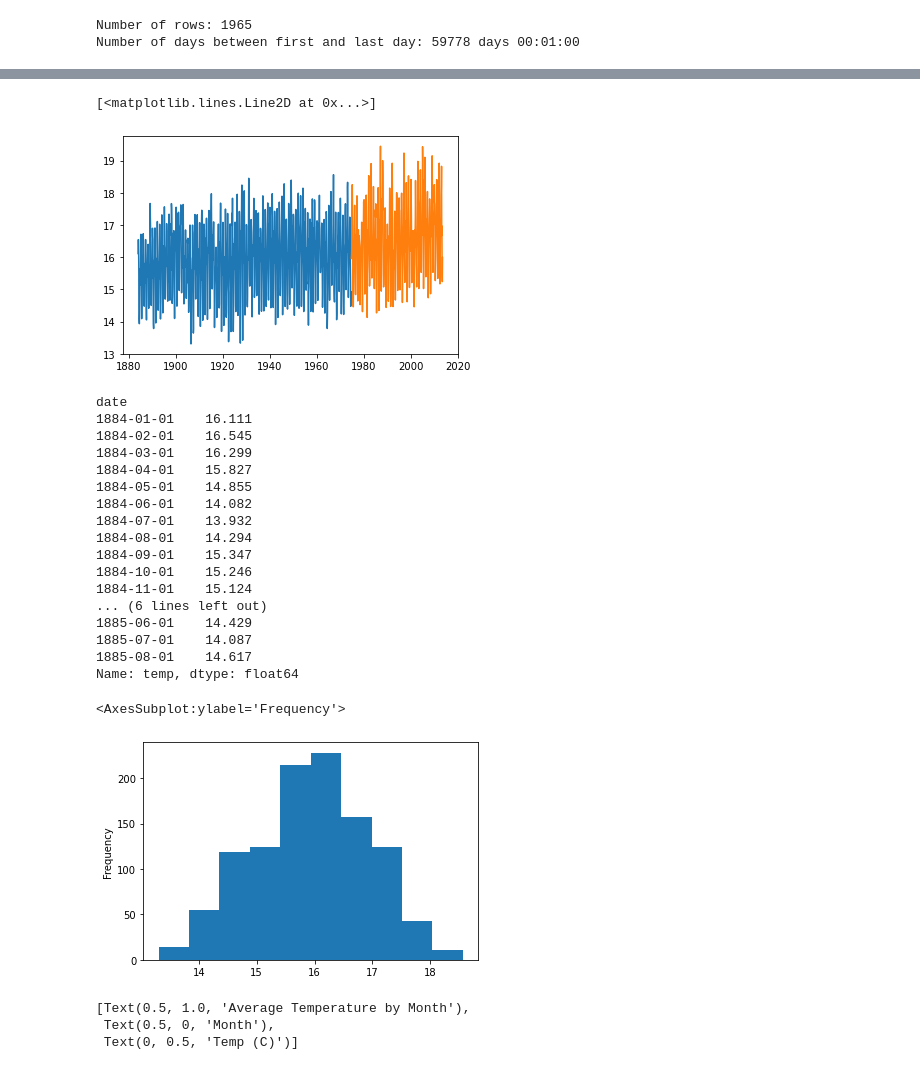
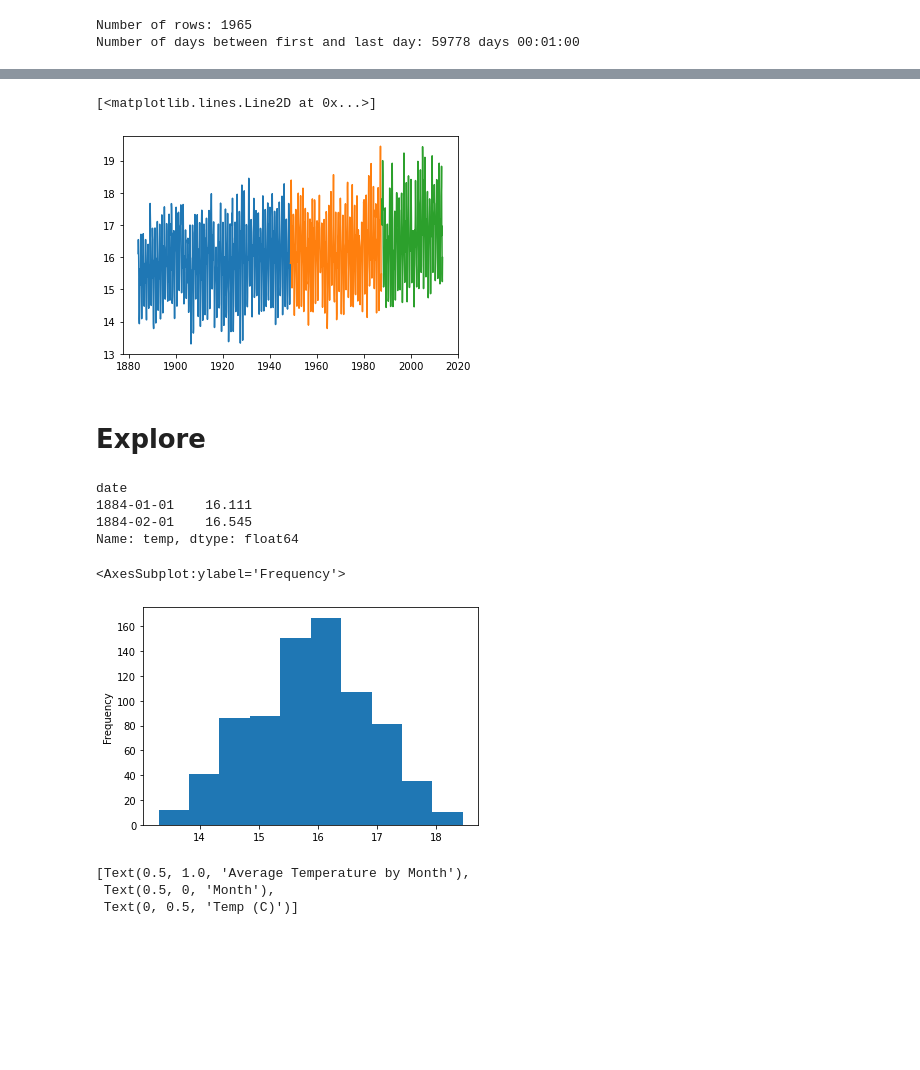
Before and after one commit to Addisalem-Kemal/Time_series_exercises, a Jupyter notebook: Mini_project.ipynb, the cells around one changed output, grey strips where cells are left out. Drawn from its saved outputs; the diff is of its cells as text; code cells hidden in the pictures; blank space fills up the shorter version.

```diff
--- a/Mini_project.ipynb
+++ b/Mini_project.ipynb
@@ -40,5 +44,5 @@ memory usage: 12.8+ MB
 # %%
-df.dt = pd.to_datetime(df.dt)
+df.dt = pd.to_datetime(df.dt, format='%Y-%m-%d')
 # %%
 df.head()
 # %% [output]
@@ -163,42 +190,35 @@ df = df[~(df.index < '1884-01-01') & (df.index != '2013-09-01')]
 # %%
-train_size = .70
-n = df.shape[0]
-test_start_index = round(train_size * n)
+train_size = int(len(df) * .5)
+validate_size = int(len(df) * .3)
+test_size = int(len(df) - train_size - validate_size)
+validate_end_index = train_size + validate_size
 
-train = df[:test_start_index] # everything up (not including) to the test_start_index
-test = df[test_start_index:] # everything from the test_start_index to the end
+# split into train, validation, test
+train = df[: train_size]
+validate = df[train_size : validate_end_index]
+test = df[validate_end_index : ]
 
 plt.plot(train.index, train.temp)
+plt.plot(validate.index, validate.temp)
 plt.plot(test.index, test.temp)
 # %% [output]
 [<matplotlib.lines.Line2D at 0x...>]
-[figure, old version]
+[figure, new version]
+# %% [markdown]
+# Explore
 # %%
 y = train.temp
-y.head(20)
+y.head(2)
 # %% [output]
 date
 1884-01-01    16.111
 1884-02-01    16.545
-1884-03-01    16.299
-1884-04-01    15.827
-1884-05-01    14.855
-1884-06-01    14.082
-1884-07-01    13.932
-1884-08-01    14.294
-1884-09-01    15.347
-1884-10-01    15.246
-1884-11-01    15.124
-... (6 lines left out)
-1885-06-01    14.429
-1885-07-01    14.087
-1885-08-01    14.617
 Name: temp, dtype: float64
 # %%
 y.plot.hist()
 # %% [output]
 <AxesSubplot:ylabel='Frequency'>
-[figure, old version]
+[figure, new version]
 # %%
 ax = y.groupby(y.index.month).mean().plot.bar(width=.9, ec='black')
 plt.xticks(rotation=0)
```
Also changed, not shown: parts of 33 cells of this notebook.
